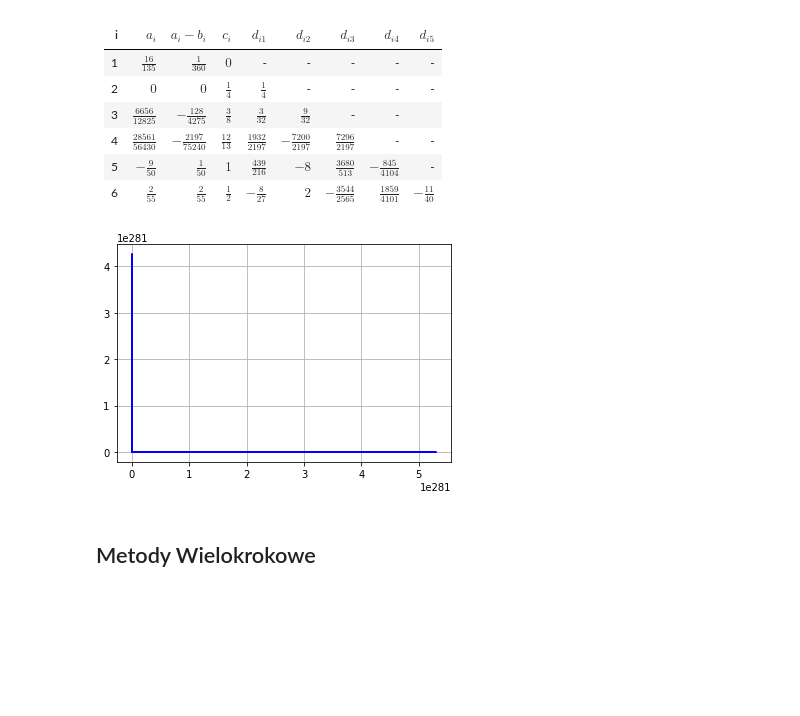
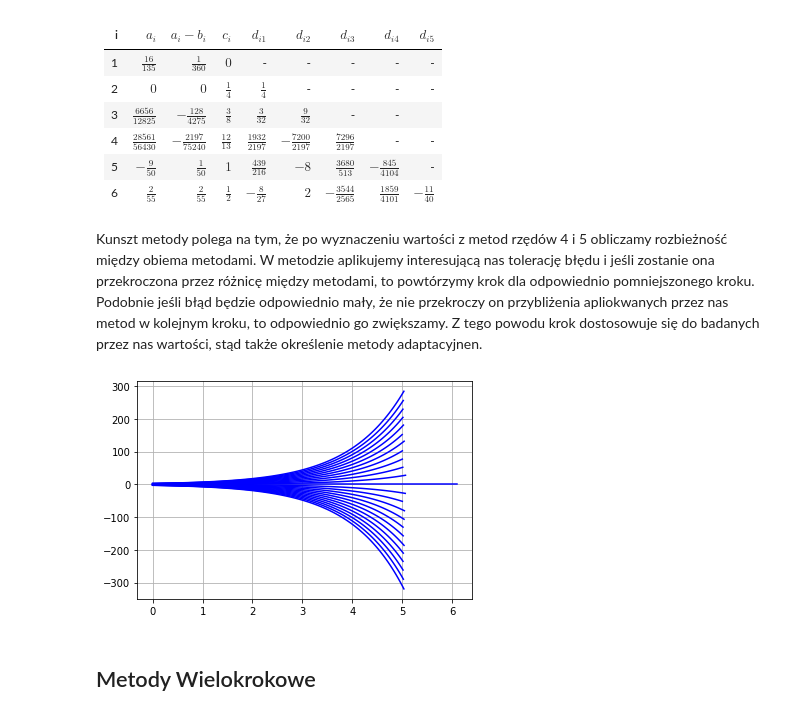
Before and after one commit to Ziverael/RRwT-Project, a Jupyter notebook: Projekt.ipynb, the cells around one changed output. Drawn from its saved outputs; the diff is of its cells as text; code cells hidden in the pictures; blank space fills up the shorter version.

```diff
--- a/Projekt.ipynb
+++ b/Projekt.ipynb
@@ -275,72 +277,73 @@ $$
 | 4 | $\frac{28561}{56430}$ | $-\frac{2197}{75240}$ | $\frac{12}{13}$ | $\frac{1932}{2197}$ | $-\frac{7200}{2197}$ | $\frac{7296}{2197}$ | - | - |
 | 5 | $-\frac{9}{50}$ | $\frac{1}{50}$ | $1$ | $\frac{439}{216}$ | $-8$ | $\frac{3680}{513}$ | $-\frac{845}{4104}$ | - |
 | 6 | $\frac{2}{55}$ | $\frac{2}{55}$ | $\frac{1}{2}$ | $-\frac{8}{27}$ | $2$ | $-\frac{3544}{2565}$ | $\frac{1859}{4101}$ | $-\frac{11}{40}$ |
+# %% [markdown]
+Kunszt metody polega na tym, że po wyznaczeniu wartości z metod rzędów 4 i 5 obliczamy rozbieżność między obiema metodami. W metodzie aplikujemy interesującą nas tolerację błędu i jeśli zostanie ona przekroczona przez różnicę między metodami, to powtórzymy krok dla odpowiednio pomniejszonego kroku. Podobnie jeśli błąd będzie odpowiednio mały, że nie przekroczy on przybliżenia apliokwanych przez nas metod w kolejnym kroku, to odpowiednio go zwiększamy. Z tego powodu krok dostosowuje się do badanych przez nas wartości, stąd także określenie metody adaptacyjnen.
 # %%
-###DEFINICJA METODY NUMERYCZNEJ###
-def rungeKuttaFehlberg_method(f, t0, y0, h, delta, n, tk):
-    ys = np.ndarray(n + 1, dtype = float)
-    ts = np.ndarray(n + 1, dtype = float)
+###DEFINICJA METODY NUMERYCZNEJ
+def rungeKuttaFehlberg_method_2(f, t0, y0, h, eps, n, tk):
+    hmax = 2
+    hmin = 1e-8
+    ys = [y0]
+    ts = [t0]
+    flag = True
 
-    h = delta
-    ys[0] = y0
-    ts[0] = t0
-    flag = False
     i = 0
-    while i < n:
-
-        hmax = tk - ts[i]
-        if abs(hmax) <= h:
-            flag = True
-            h = hmax
-            #print("Max")
-
+    while flag:
         f1 = h * f(ts[i], ys[i])
         f2 = h * f(ts[i] + 0.25 * h, ys[i] + 0.25 * f1)
         f3 = h * f(ts[i] + h * 0.375, ys[i] + (3 * f1 + 9 * f2) / 32)
         f4 = h * f(ts[i] + h * 12 / 13, ys[i] + (1932 * f1 - 7200 * f2 + 7296 * f3) / 2197)
         f5 = h * f(ts[i] + h, ys[i] + 439 / 216 * f1 - 8 * f2 + 3680 / 513 * f3 - 845 / 4104 * f4)
         f6 = h * f(ts[i] + h * 0.5, ys[i] - 8 / 27 * f1 + 2 * f2 - 3544 / 2565 * f3 + 1859 / 4104 * f4 - 11 / 40 * f5)
 
-        y = ys[i] + ( 16 / 135 * f1 + 6656 / 12825 * f3 + 28561 / 56430 * f4 - 0.18 * f5 + 2 / 55 * f6)
-        err = 1 / 360 * f1 - 128 / 4275 * f3 - 2197 / 75240 *  f4 + 0.02 * f5 + 2 / 55 * f6
-        #print(err)
-        if abs(err) >= delta:
-            h = h / 2
-            #print(h)
+        y_tmp = ys[i] + ( 25 / 216 * f1 + 1408 / 2565 * f3 + 2197 / 4104 * f4 +1/50 * f5 - 1 / 5 * f6)
+        err = (1 / 360 * f1 - 128 / 4275 * f3 - 2197 / 75240 *  f4 + 0.02 * f5 + 2 / 55 * f6)/h
+
+        if abs(err) <= eps:
+            i += 1
+            ts.append(ts[i-1] + h)
+            ys.append(y_tmp)
+        delta = 0.84 * (eps / abs(err)) ** (1 / 4)
+
+        if delta <= 0.1:
+            h = 0.1 * h
+        elif delta > 4:
+            h = 4 * h
         else:
-            if abs(err) < delta / 128.0 and not flag:
-                h = 2 * h
-                #print('h:=', h)
+            h = delta * h
 
-            else:
-                #print('u')
-                ts[i + 1] = ts[i] + h
-                ys[i + 1] = y
-                i += 1
-                if flag:
-                    break
+        if h > hmax:
+            h = hmax
+
+        if ts[i] > tk:
+            flag = False
+        elif h < hmin:
+            flag = False
+
     return ts, ys
 
+
 for y0 in np.arange(-3,3,0.25):
-    ts_, ys_ = rungeKuttaFehlberg_method(f, t0, y0, h, 0.8, int(n), tk)
+    ts_, ys_ = rungeKuttaFehlberg_method_2(f, t0, y0, h, 1e-6, int(n), tk)
     plt.plot(ts_, ys_, 'b-')#numerical
 
 
 ###WYKRES###
 #plt.plot(ts_, ys_, 'r.-')#numerical
 #plt.plot(ts_, -1 / (ts_ + 1), 'b')
 #plt.legend(['Euler', 'anlitycznie'])
 plt.grid(1)
 #plt.axis([0, tk, 0, ys_[-1] + 1])
 plt.show()
 
 
 ###WYKRES###
 #plt.plot(ts_, ys_, 'r.-')
 #plt.grid(1)
 #plt.show()
 # %% [output]
-[figure, old version]
+[figure, new version]
 # %% [markdown]
 ## Metody Wielokrokowe
 # %% [markdown]
```
Also changed, not shown: parts of 2 cells of this notebook.
